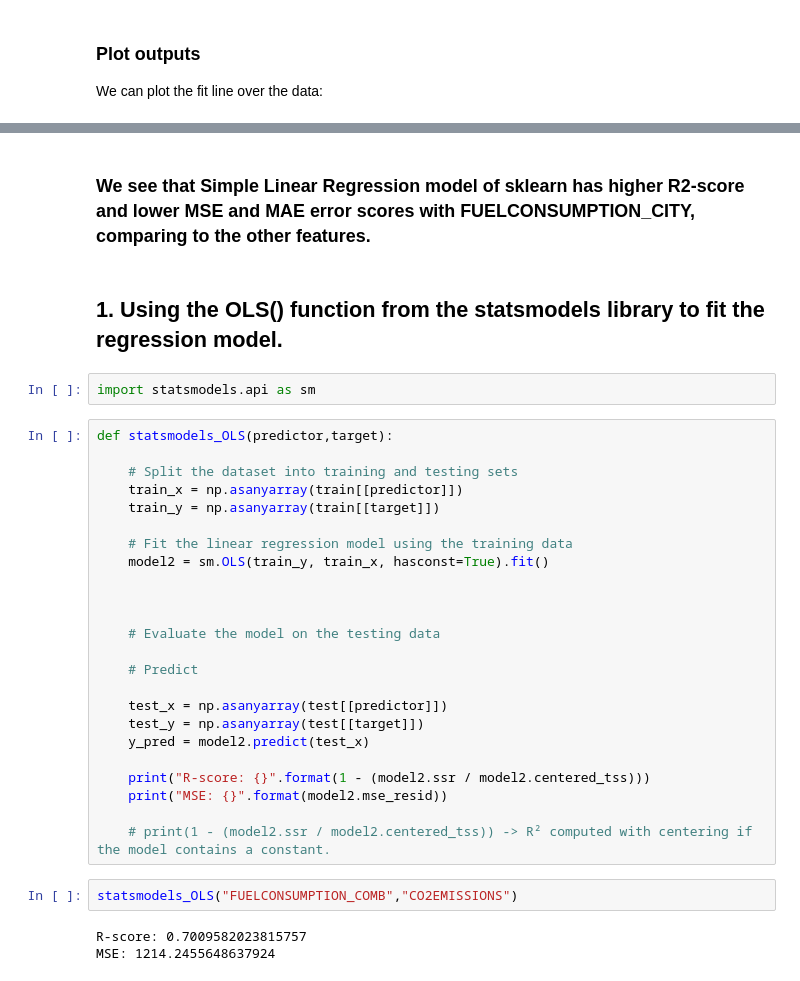
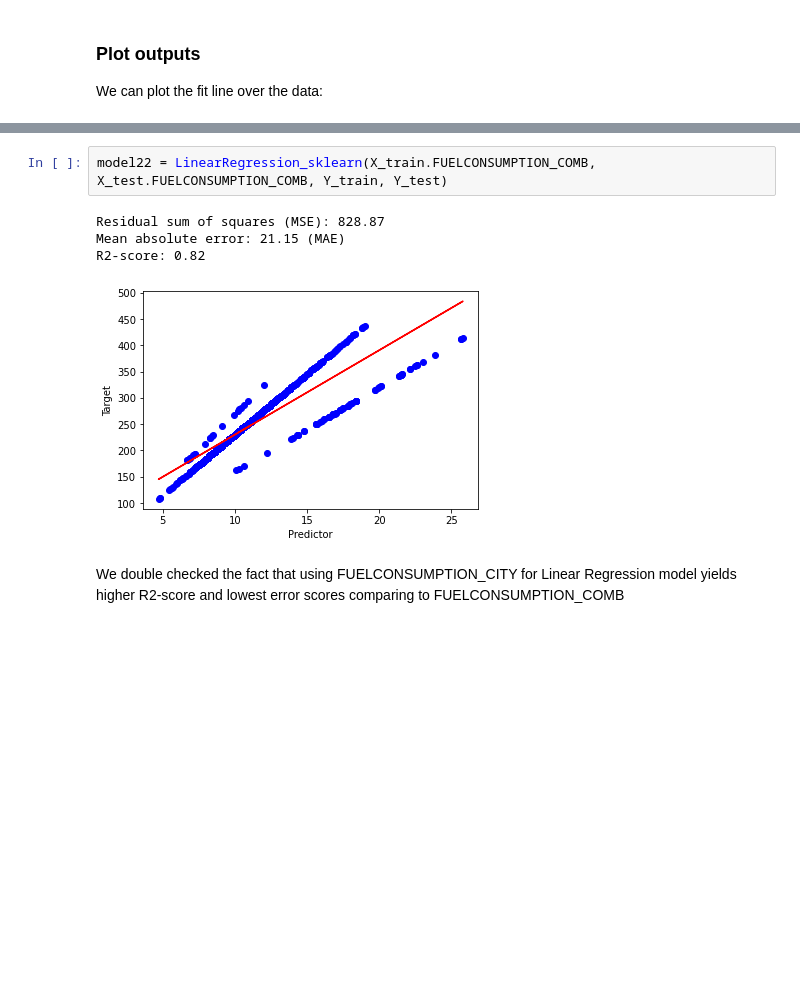
Before and after one commit to Aylin1/Data-Science-Portfolio, a Jupyter notebook: 1. Simple Linear Regression.ipynb, the cells around one changed output, grey strips where cells are left out. Saved outputs shown, nothing was run; the diff lists cells and outputs as text; blank space fills up the shorter version.

```diff
--- a/1. Simple Linear Regression.ipynb
+++ b/1. Simple Linear Regression.ipynb
@@ -265,35 +273,9 @@ R2-score: 0.72
+# %%
+model22 = LinearRegression_sklearn(X_train.FUELCONSUMPTION_COMB, X_test.FUELCONSUMPTION_COMB, Y_train, Y_test)
+# %% [output]
+Residual sum of squares (MSE): 828.87
+Mean absolute error: 21.15 (MAE)
+R2-score: 0.82
+[figure, added]
 # %% [markdown]
-### We see that Simple Linear Regression model of sklearn has higher R2-score and lower MSE and MAE error scores with FUELCONSUMPTION_CITY, comparing to the other features.
+We double checked the fact that using FUELCONSUMPTION_CITY for Linear Regression model yields higher R2-score and lowest error scores comparing to FUELCONSUMPTION_COMB
-# %% [markdown]
-## 1. Using the OLS() function from the statsmodels library to fit the regression model.
-# %%
-import statsmodels.api as sm
-# %%
-def statsmodels_OLS(predictor,target):
-
-    # Split the dataset into training and testing sets
-    train_x = np.asanyarray(train[[predictor]])
-    train_y = np.asanyarray(train[[target]])
-
-    # Fit the linear regression model using the training data
-    model2 = sm.OLS(train_y, train_x, hasconst=True).fit()
-
-
-
-    # Evaluate the model on the testing data
-
-    # Predict
-
-    test_x = np.asanyarray(test[[predictor]])
-    test_y = np.asanyarray(test[[target]])
-    y_pred = model2.predict(test_x)
-
-    print("R-score: {}".format(1 - (model2.ssr / model2.centered_tss)))
-    print("MSE: {}".format(model2.mse_resid))
-
-    # print(1 - (model2.ssr / model2.centered_tss)) -> R² computed with centering if the model contains a constant.
-# %%
-statsmodels_OLS("FUELCONSUMPTION_COMB","CO2EMISSIONS")
-# %% [output]
-R-score: 0.7009582023815757
-MSE: 1214.2455648637924
```
Also changed, not shown: parts of 43 cells of this notebook.
